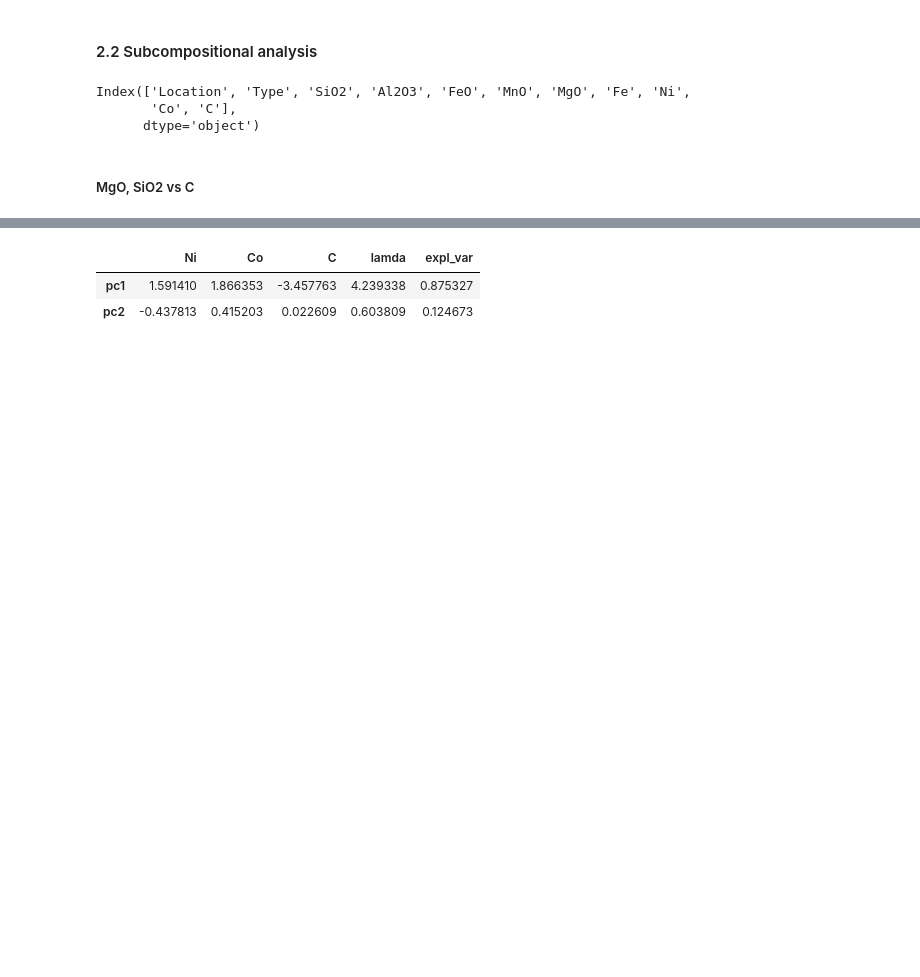
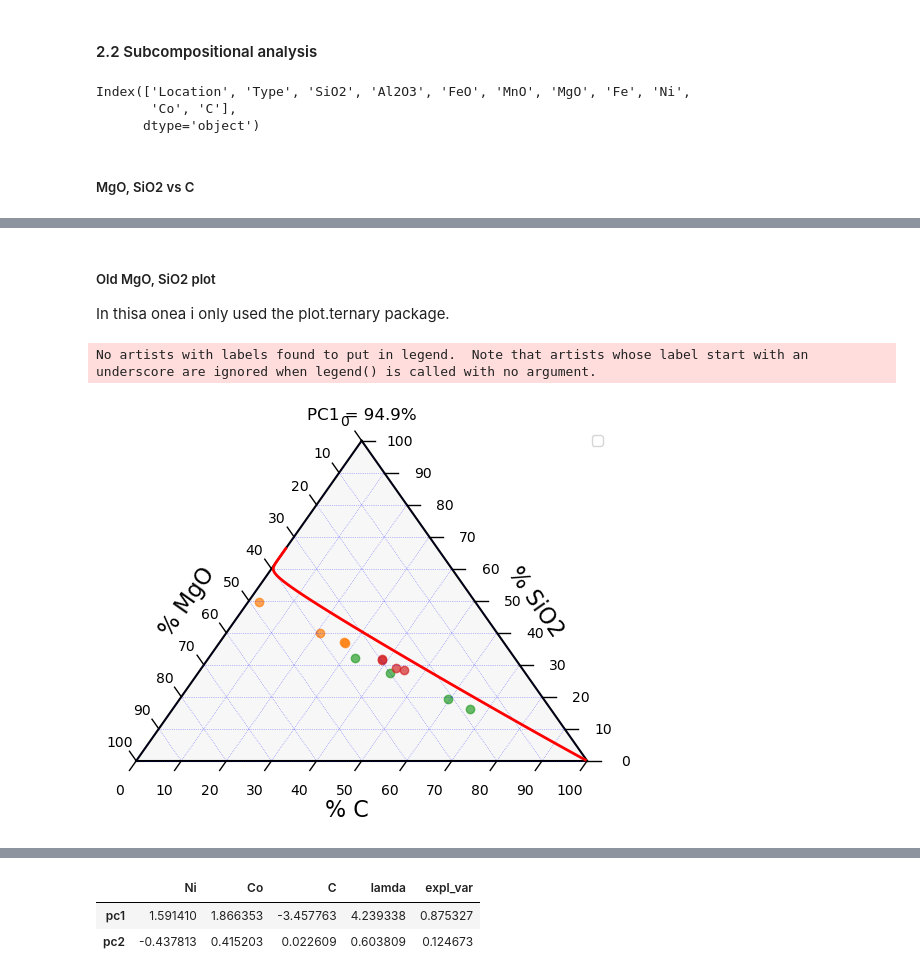
Before and after one commit to AntonWangDTU/coda_exam, a Jupyter notebook: src/2-meteorites.ipynb, the cells around one changed output, grey strips where cells are left out. Drawn from its saved outputs; the diff is of its cells as text; code cells hidden in the pictures; blank space fills up the shorter version.

```diff
--- a/src/2-meteorites.ipynb
+++ b/src/2-meteorites.ipynb
@@ -268,0 +287,50 @@ tax.show()
+# %% [markdown]
+##### Old MgO, SiO2 plot
+In thisa onea i only used the plot.ternary package.
+# %%
+# Select subcomposition
+MgO_SiO2_Carbon = data[['MgO', 'SiO2', 'C']]
+MgO_SiO2_Carbon = MgO_SiO2_Carbon.coda.closure(100)
+
+# Get geometric mean (in original space)
+gm = MgO_SiO2_Carbon.coda.gmean()
+
+# Get PC1 eigenvector (direction)
+e_PC1 = loadings.iloc[0, 0:3]
+
+# Sweep a range of alpha values
+alpha_range = np.linspace(-3, 3, 100)
+compositional_line = []
+
+for alpha in alpha_range:
+    perturbed = np.exp(alpha * e_PC1) * gm
+    closed = perturbed / np.sum(perturbed) * 100  # close to 100%
+    compositional_line.append(closed)
+
+compositional_line = np.array(compositional_line)
+
+# Compute explained variance percentages
+explained_var = eig_val / np.sum(eig_val)
+pc1_var = explained_var[0] * 100
+pc2_var = explained_var[1] * 100
+
+# Get the ternary plot object
+tax = plot.ternary(MgO_SiO2_Carbon, center=True, descr=data['Type'])
+
+
+
+# Plot the compositional line (note: reorder to [C, SiO2, MgO])
+line_points = compositional_line[:, [2, 1, 0]].tolist()
+tax.plot(line_points, color='red', linewidth=2)
+
+# Add explained variance as plot title
+tax.get_axes().set_title(f"PC1 = {pc1_var:.1f}%", fontsize=12)
+
+# Add legend for the types
+tax.legend()
+
+# Show plot
+tax.show()
+# %% [output]
+No artists with labels found to put in legend.  Note that artists whose label start with an underscore are ignored when legend() is called with no argument.
+[figure, added]
```
Also changed, not shown: parts of 11 cells of this notebook, 6 other files.
